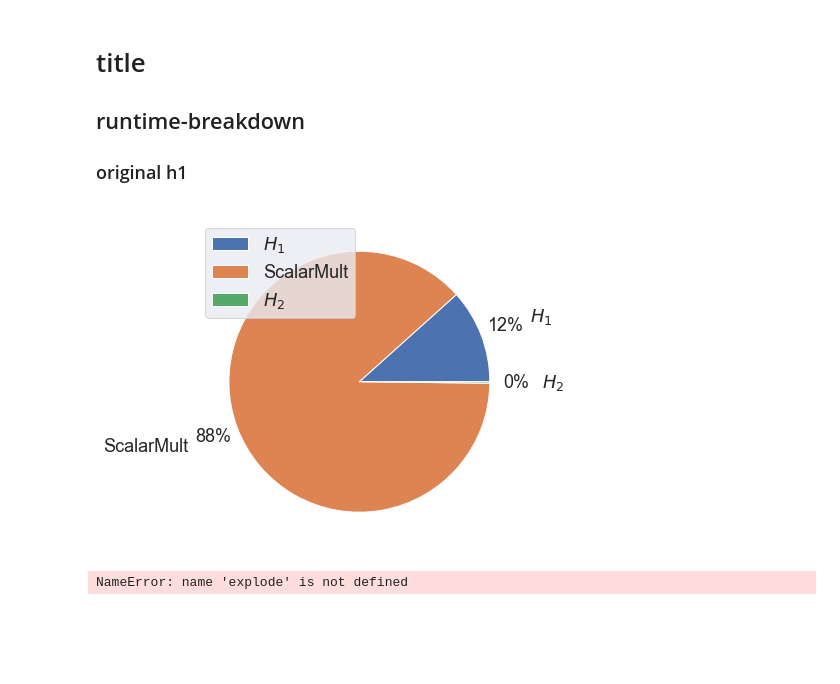
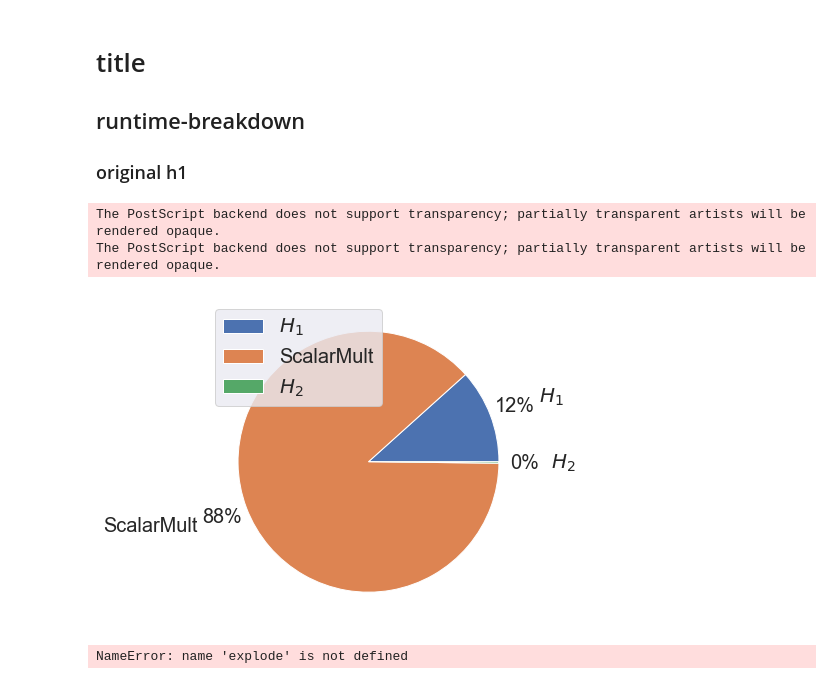
Before and after one commit to DEX-ware/vrf-mining, a Jupyter notebook: src/eval/runtime.ipynb, the cells around one changed output. Saved outputs shown, nothing was run; the diff lists cells and outputs as text; code cells hidden in the pictures; blank space fills up the shorter version.

```diff
--- a/src/eval/runtime.ipynb
+++ b/src/eval/runtime.ipynb
@@ -20,22 +20,24 @@ with open(dir_path+"/vrf-runtime-breakdown/stat.csv") as breakdown_file:
 # %%
 df = pd.read_csv("./vrf-runtime-breakdown/stat.csv")
 df_runtime = df[:3]
 # print(df_runtime)
 
 xs = df_runtime['name'].to_numpy(dtype=str)
 xs = [r'$H_1$', 'ScalarMult', r'$H_2$']
 ys = df_runtime['time/op (ns/op)'].to_numpy(dtype=np.float64)
 
 fig = plt.figure(figsize=(8, 6))
 plt.pie(ys, labels=xs, autopct='%1.0f%%'
         , pctdistance=1.2
         , labeldistance=1.4
-        , textprops={'fontsize': 18})
-plt.legend(fontsize=18, loc='upper left')
+        , textprops={'fontsize': 20})
+plt.legend(fontsize=20, loc='upper left')
 
 plt.savefig('../../paper/figs/runtime-breakdown.eps')
 # %% [output]
+The PostScript backend does not support transparency; partially transparent artists will be rendered opaque.
+The PostScript backend does not support transparency; partially transparent artists will be rendered opaque.
-[figure, old version]
+[figure, new version]
 # %%
 labels = []
 sizes = []
```
Also changed, not shown: parts of 1 cell of this notebook, 6 other files.
